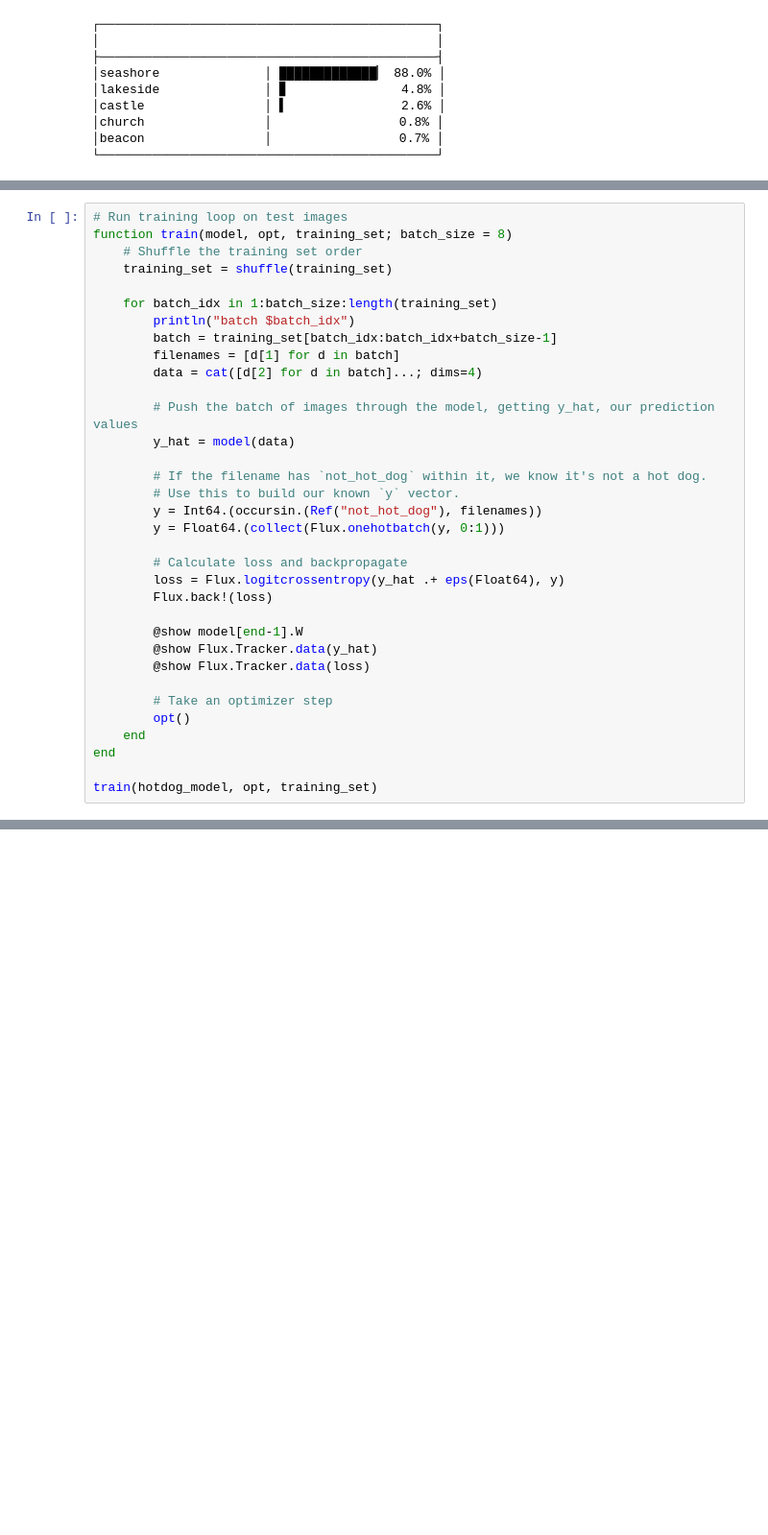
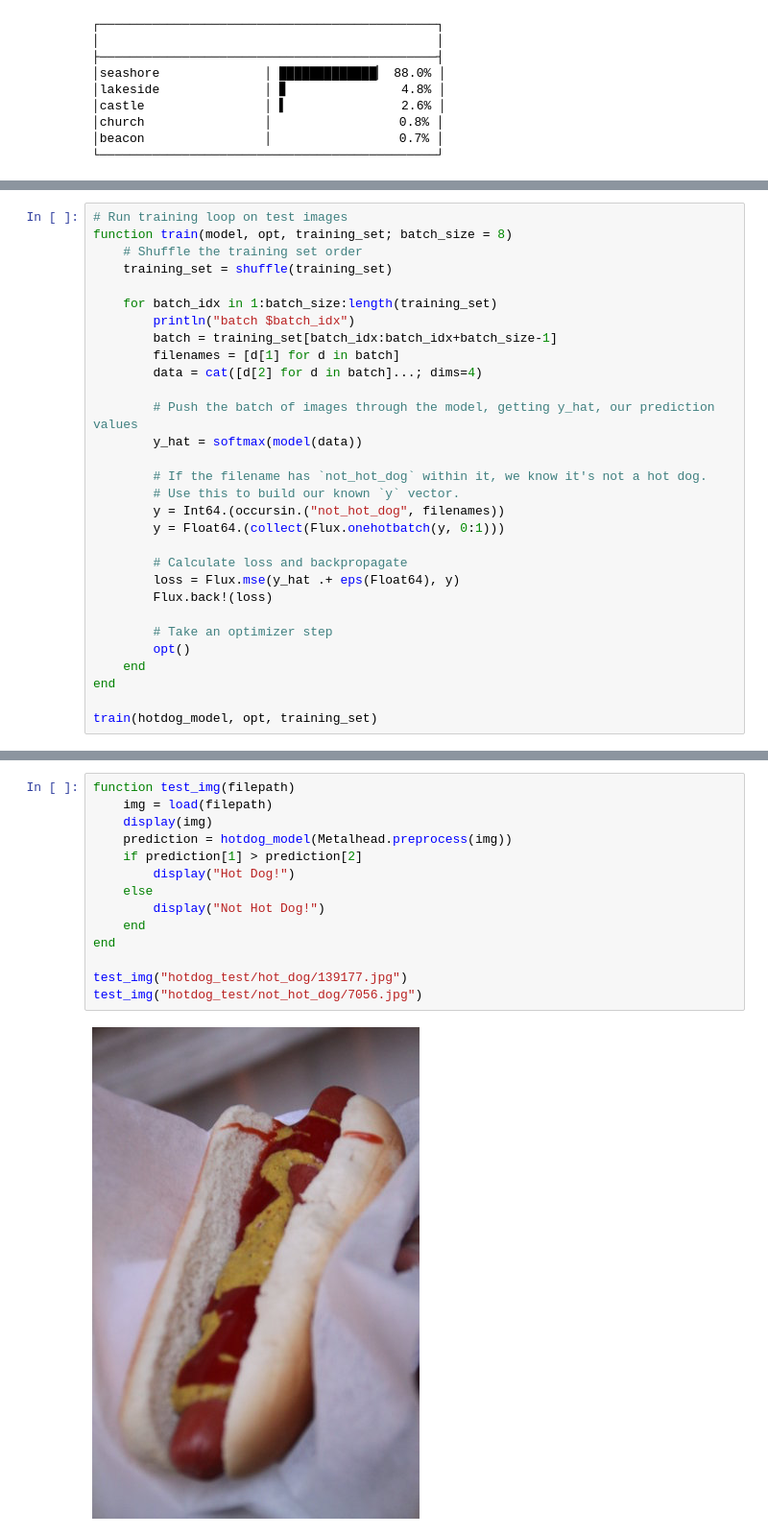
Before and after one commit to staticfloat/TutorialNotebooks, a Jupyter notebook: 5 - Convolutional Image Recognition.ipynb, the cells around one changed output, grey strips where cells are left out. Shown at 96% size. Cells and saved outputs as stored; diff of their text form; blank space fills up the shorter version.

```diff
--- a/5 - Convolutional Image Recognition.ipynb
+++ b/5 - Convolutional Image Recognition.ipynb
@@ -140,20 +143,16 @@ function train(model, opt, training_set; batch_size = 8)
         data = cat([d[2] for d in batch]...; dims=4)
 
         # Push the batch of images through the model, getting y_hat, our prediction values
-        y_hat = model(data)
+        y_hat = softmax(model(data))
 
         # If the filename has `not_hot_dog` within it, we know it's not a hot dog.
         # Use this to build our known `y` vector.
-        y = Int64.(occursin.(Ref("not_hot_dog"), filenames))
+        y = Int64.(occursin.("not_hot_dog", filenames))
         y = Float64.(collect(Flux.onehotbatch(y, 0:1)))
 
         # Calculate loss and backpropagate
-        loss = Flux.logitcrossentropy(y_hat .+ eps(Float64), y)
+        loss = Flux.mse(y_hat .+ eps(Float64), y)
         Flux.back!(loss)
-
-        @show model[end-1].W
-        @show Flux.Tracker.data(y_hat)
-        @show Flux.Tracker.data(loss)
 
         # Take an optimizer step
         opt()
@@ -194,0 +180,16 @@ Chain(Conv((3, 3), 3=>64, NNlib.relu), Conv((3, 3), 64=>64, NNlib.relu), getfiel
+# %%
+function test_img(filepath)
+    img = load(filepath)
+    display(img)
+    prediction = hotdog_model(Metalhead.preprocess(img))
+    if prediction[1] > prediction[2]
+        display("Hot Dog!")
+    else
+        display("Not Hot Dog!")
+    end
+end
+
+test_img("hotdog_test/hot_dog/139177.jpg")
+test_img("hotdog_test/not_hot_dog/7056.jpg")
+# %% [output]
+[figure, added]
```
Also changed, not shown: parts of 8 cells of this notebook, 2 other files.
